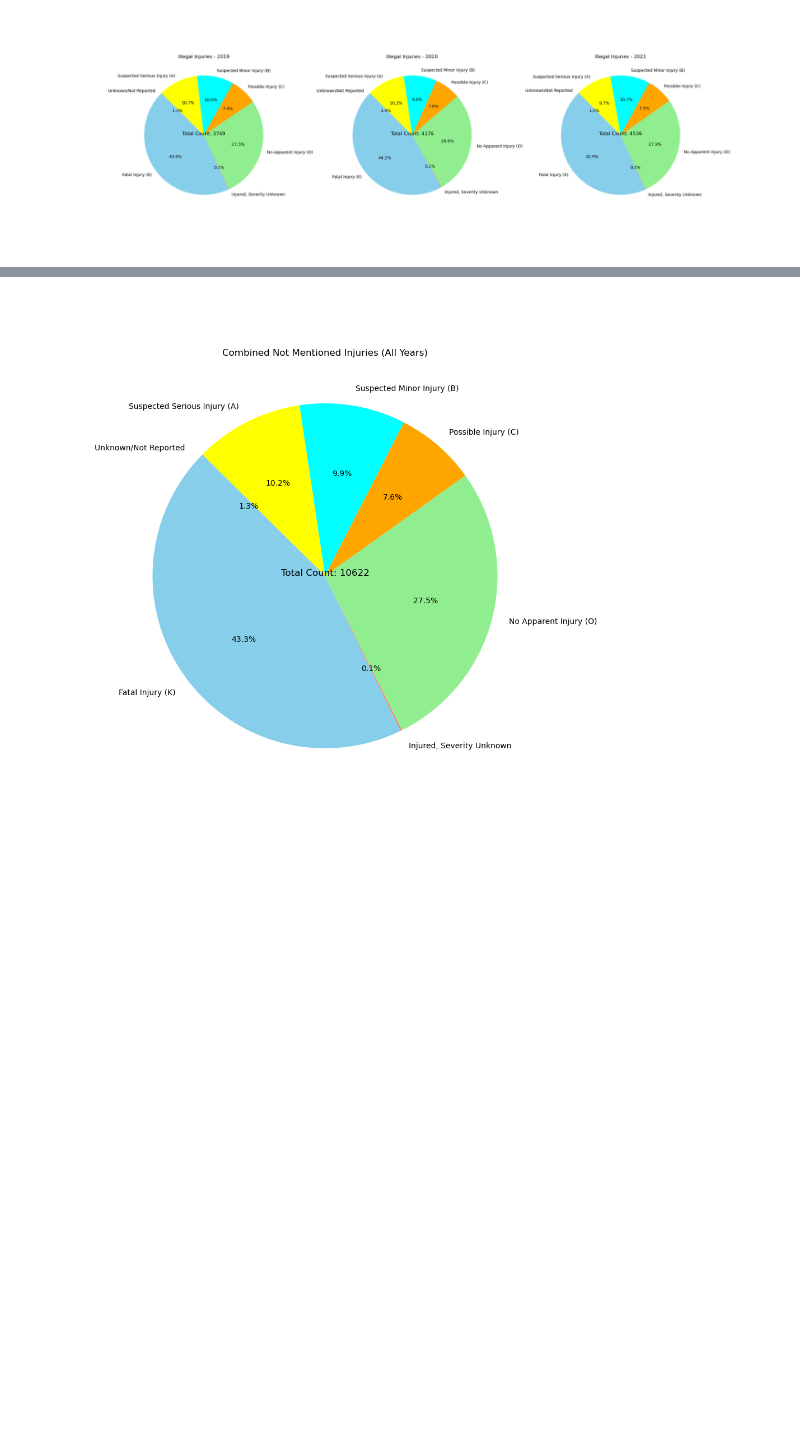
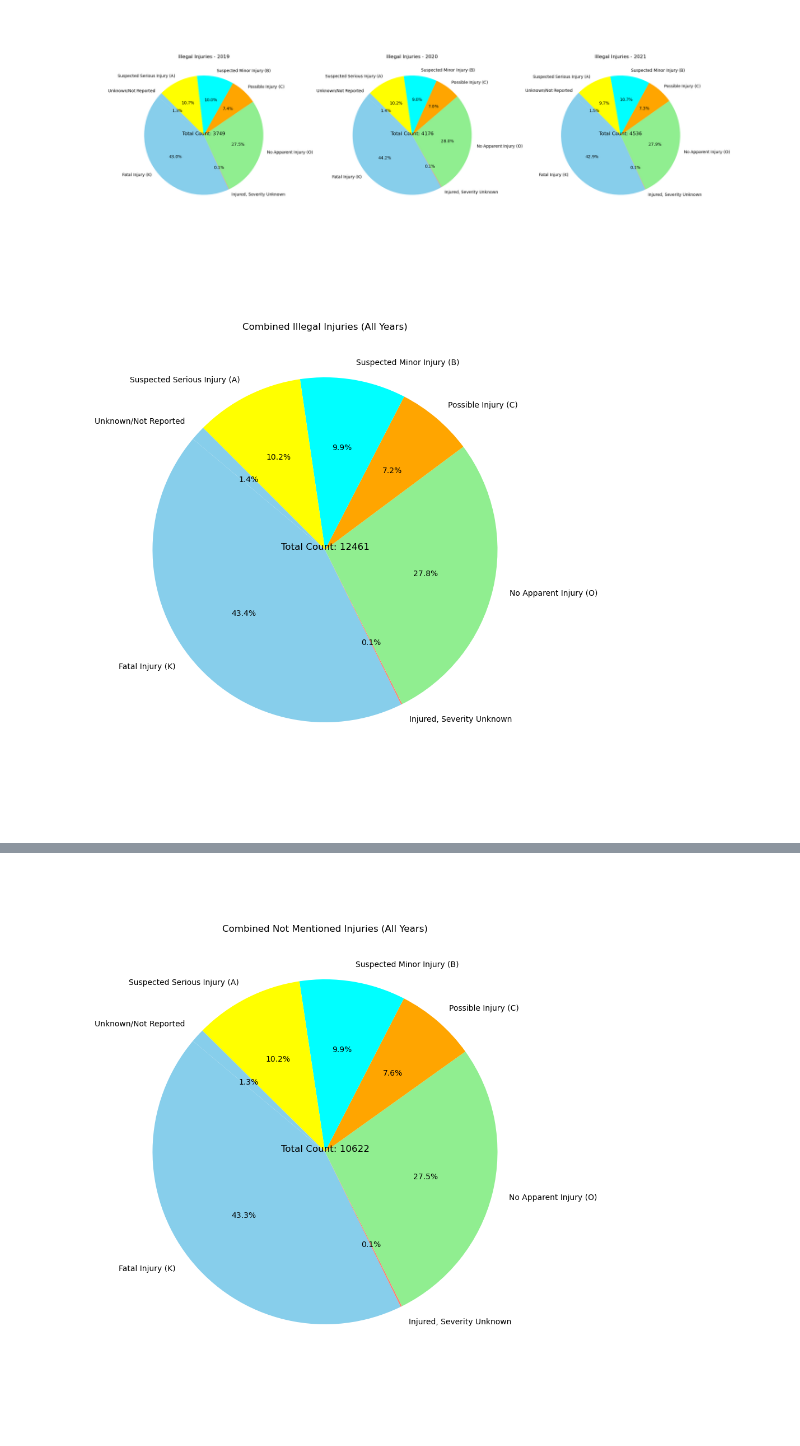
Before and after one commit to CalvinPedigo/Data-Analyst-Project-1, a Jupyter notebook: Notebook_structor.ipynb, the cells around one changed output, grey strips where cells are left out. Saved outputs shown, nothing was run; the diff lists cells and outputs as text; code cells hidden in the pictures; blank space fills up the shorter version.

```diff
--- a/Notebook_structor.ipynb
+++ b/Notebook_structor.ipynb
@@ -788,3 +750,20 @@ for i, illegal_df in enumerate([illegal_2019_df, illegal_2020_df, illegal_2021_d
 plt.show()
 # %% [output]
 [figure]
+# %%
+# Concatenate the DataFrames for all years
+illegal_combined_df = pd.concat([illegal_2019_df, illegal_2020_df, illegal_2021_df], ignore_index=True)
+
+# Calculate the total counts for each injury type
+illegal_injury_chart_combined = illegal_combined_df.groupby("Injury Type")["Count"].sum()
+
+# Create the pie chart
+plt.figure(figsize=(10, 10))  # Adjust the figure size as needed
+wedges, _, autotexts = plt.pie(illegal_injury_chart_combined, labels=illegal_injury_chart_combined.index, autopct='%1.1f%%', startangle=140, colors=['skyblue', 'salmon', 'lightgreen', 'orange', 'aqua', 'yellow'])
+total_count_combined = illegal_injury_chart_combined.sum()
+plt.text(0, 0, f'Total Count: {total_count_combined}', color='black', fontsize=12, ha='center')
+plt.title('Combined Illegal Injuries (All Years)')  # Set the title of the pie chart
+
+plt.show()
+# %% [output]
+[figure, added]
```
Also changed, not shown: parts of 3 cells of this notebook.
